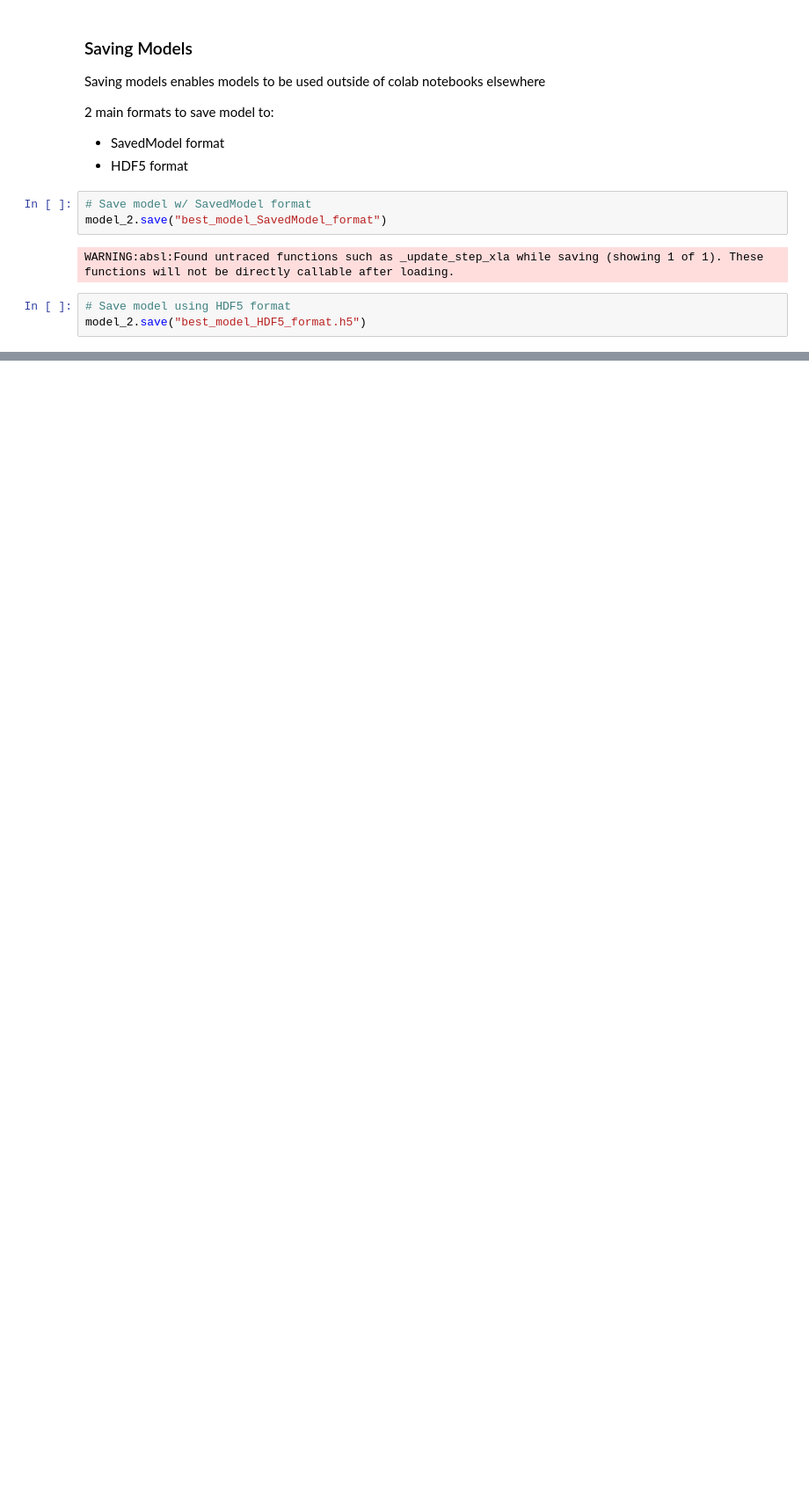
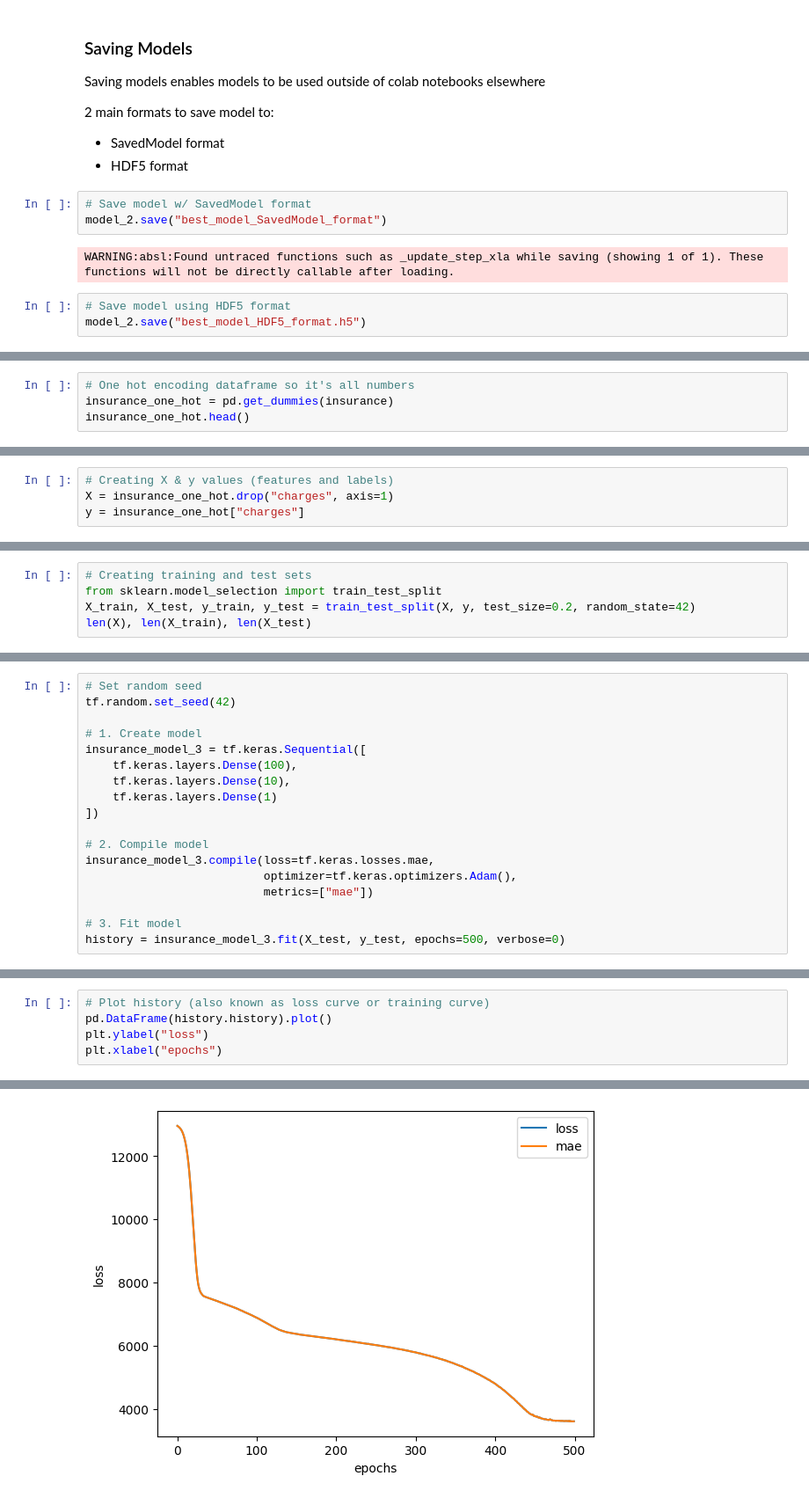
Before and after one commit to pranavrao87/Machine-Learning, a Jupyter notebook: Neural Network Regression/01_neural_network_regression_w__tensorflow.ipynb, the cells around one changed output, grey strips where cells are left out. Shown: that part at 88% size. Saved outputs shown, nothing was run; the diff lists cells and outputs as text; blank space fills up the shorter version.

```diff
--- a/Neural Network Regression/01_neural_network_regression_w__tensorflow.ipynb
+++ b/Neural Network Regression/01_neural_network_regression_w__tensorflow.ipynb
@@ -969,0 +1090,4 @@ model_2.save("best_model_HDF5_format.h5")
+# %%
+# One hot encoding dataframe so it's all numbers
+insurance_one_hot = pd.get_dummies(insurance)
+insurance_one_hot.head()
@@ -969,0 +1101,4 @@ model_2.save("best_model_HDF5_format.h5")
+# %%
+# Creating X & y values (features and labels)
+X = insurance_one_hot.drop("charges", axis=1)
+y = insurance_one_hot["charges"]
@@ -969,0 +1123,5 @@ model_2.save("best_model_HDF5_format.h5")
+# %%
+# Creating training and test sets
+from sklearn.model_selection import train_test_split
+X_train, X_test, y_train, y_test = train_test_split(X, y, test_size=0.2, random_state=42)
+len(X), len(X_train), len(X_test)
@@ -969,0 +1223,18 @@ model_2.save("best_model_HDF5_format.h5")
+# %%
+# Set random seed
+tf.random.set_seed(42)
+
+# 1. Create model
+insurance_model_3 = tf.keras.Sequential([
+    tf.keras.layers.Dense(100),
+    tf.keras.layers.Dense(10),
+    tf.keras.layers.Dense(1)
+])
+
+# 2. Compile model
+insurance_model_3.compile(loss=tf.keras.losses.mae,
+                          optimizer=tf.keras.optimizers.Adam(),
+                          metrics=["mae"])
+
+# 3. Fit model
+history = insurance_model_3.fit(X_test, y_test, epochs=500, verbose=0)
@@ -969,0 +1251,6 @@ model_2.save("best_model_HDF5_format.h5")
+# %%
+# Plot history (also known as loss curve or training curve)
+pd.DataFrame(history.history).plot()
+plt.ylabel("loss")
+plt.xlabel("epochs")
+# %% [output]
@@ -969,0 +1258 @@ model_2.save("best_model_HDF5_format.h5")
+[figure, added]
```
Also changed, not shown: parts of 71 cells of this notebook.
